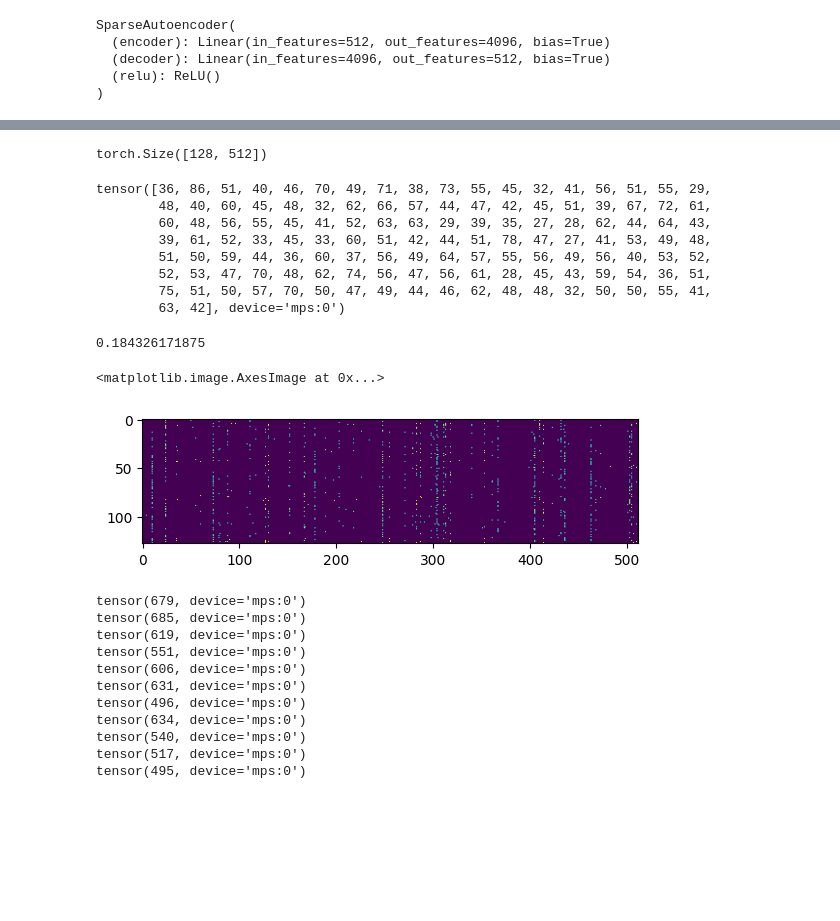
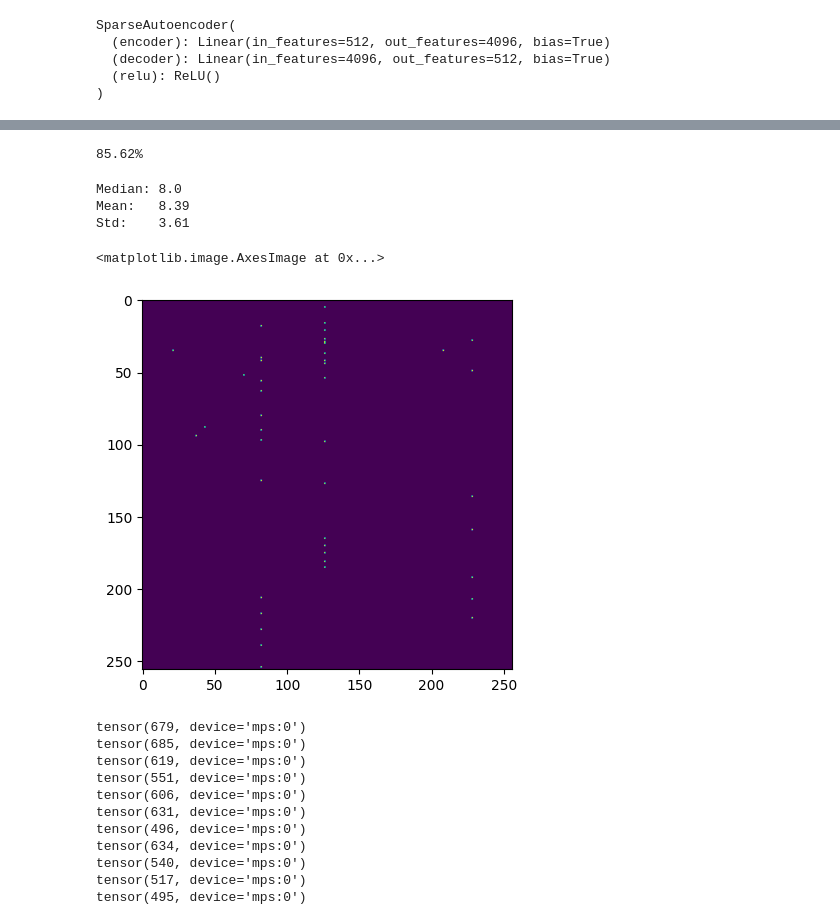
Before and after one commit to jnward/monosemanticity-repro, a Jupyter notebook: transformer.ipynb, the cells around one changed output, grey strips where cells are left out. Drawn from its saved outputs; the diff is of its cells as text; code cells hidden in the pictures; blank space fills up the shorter version.

```diff
--- a/transformer.ipynb
+++ b/transformer.ipynb
@@ -128,12 +128,16 @@ class MLP(nn.Module):
         self.proj = nn.Linear(4*n_embed, n_embed)
 
     def forward(self, x):
-        x = self.relu(self.hidden(x))
-        x = self.proj(x)
+        x = self.forward_embedding(x)
+        x = self.project_embedding(x)
         return x
 
     def forward_embedding(self, x):
         x = self.relu(self.hidden(x))
+        return x
+
+    def project_embedding(self, x):
+        x = self.proj(x)
         return x
 
 
@@ -184,10 +188,21 @@ class Block(nn.Module):
         # x = x + self.mlp(x)
         return x
 
+    def forward_ablation(self, x, autoencoder):
+        x, res = self.forward_embedding(x)
+        x, _, _ = autoencoder(x)
+        x = res + self.mlp.project_embedding(x)
+        return x
+
     def forward_embedding(self, x):
-        x = x + self.attn(self.ln1(x))
-        x = self.mlp.forward_embedding(self.ln2(x))
-        return x
+        res = x + self.attn(self.ln1(x))
+        x = self.mlp.forward_embedding(self.ln2(res))
+        return x, res
+
+    # def project_embedding(self, x, residual):
+    #     x = self.mlp.project_embedding(x)
+    #     x = x + residual
+    #     return x
 # %%
 import torch.nn as nn
 import torch.nn.functional as F
@@ -381,0 +421,6 @@ and lease each =1.722.    more than 9 b) heat
+# %%
+identity = lambda x: (x, None, None)
+idx = torch.tensor(enc.encode('Date:'), dtype=torch.long)[None, :].to(device)
+torch.manual_seed(1)
+with torch.no_grad():
+    print(enc.decode(model.generate_ablation(idx, 512, autoencoder)[0].tolist()))
@@ -393,8 +456,7 @@ class SparseAutoencoder(nn.Module):
         x = self.decoder(f)
         if compute_loss:
             recon_loss = F.mse_loss(x, x_in)
-            # reg_loss = lambda_reg * torch.norm(f, p=1, dim=[1,2]).mean()
-            reg_loss = f.abs().sum()
+            reg_loss = f.abs().sum(dim=-1).mean()
             loss = recon_loss + reg_loss
         else:
             recon_loss = None
@@ -563,31 +610,29 @@ torch.Size([4096])
-# %%
-x_embedding.shape
-# %% [output]
-torch.Size([128, 512])
+# %%
+print(f"{(((output_stack > 1e-4).to(torch.float32).mean(dim=0) > 0).sum().item() / 4096 * 100):.2f}%")
+# %% [output]
+85.62%
 # %%
-(autoencoder.encode(x_embedding) > 1e-3 * 1).sum(dim=-1)
+batch_size = 4096
+embedding_iterator = iterate_embeddings(batch_size)
+x_embedding = next(embedding_iterator).to(device)
+
+activation_counts = (autoencoder.encode(x_embedding) > 1e-3 * 1.0).sum(dim=-1).to(torch.float32)
+print(f"Median:\t{activation_counts.median().item()}\nMean:\t{activation_counts.mean().item():.2f}\nStd:\t{activation_counts.std().item():.2f}")
 # median number of hot features per token for each element in the batch, want to be "less than 10 or 20" as per paper
+
+# "we generally target a L^0 norm that is less than 10 or 20. We especially distrust solutions where the L^0 norm is a significant fraction of the transformer’s activation dimensionality.
 # %% [output]
-tensor([36, 86, 51, 40, 46, 70, 49, 71, 38, 73, 55, 45, 32, 41, 56, 51, 55, 29,
-        48, 40, 60, 45, 48, 32, 62, 66, 57, 44, 47, 42, 45, 51, 39, 67, 72, 61,
-        60, 48, 56, 55, 45, 41, 52, 63, 63, 29, 39, 35, 27, 28, 62, 44, 64, 43,
-        39, 61, 52, 33, 45, 33, 60, 51, 42, 44, 51, 78, 47, 27, 41, 53, 49, 48,
-        51, 50, 59, 44, 36, 60, 37, 56, 49, 64, 57, 55, 56, 49, 56, 40, 53, 52,
-        52, 53, 47, 70, 48, 62, 74, 56, 47, 56, 61, 28, 45, 43, 59, 54, 36, 51,
-        75, 51, 50, 57, 70, 50, 47, 49, 44, 46, 62, 48, 48, 32, 50, 50, 55, 41,
-        63, 42], device='mps:0')
+Median: 8.0
+Mean:   8.39
+Std:    3.61
-# %%
-((autoencoder.encode(x_embedding) > 1e-5 * 1).sum(dim=0) > 0).sum().item() / 4096  # proportion of neurons which are alive
-# %% [output]
-0.184326171875
 # %%
 with torch.no_grad():
     out = autoencoder.encode(x_embedding) > 1e-3
 B, C = out.shape
-plt.imshow(out.cpu()[:, :512])
+plt.imshow(out.cpu()[:256, :256])
 # %% [output]
 <matplotlib.image.AxesImage at 0x...>
-[figure, old version]
+[figure, new version]
 # %%
 # print(autoencoder(x))
 for vec in x_embedding:
```
Also changed, not shown: parts of 9 cells of this notebook.
